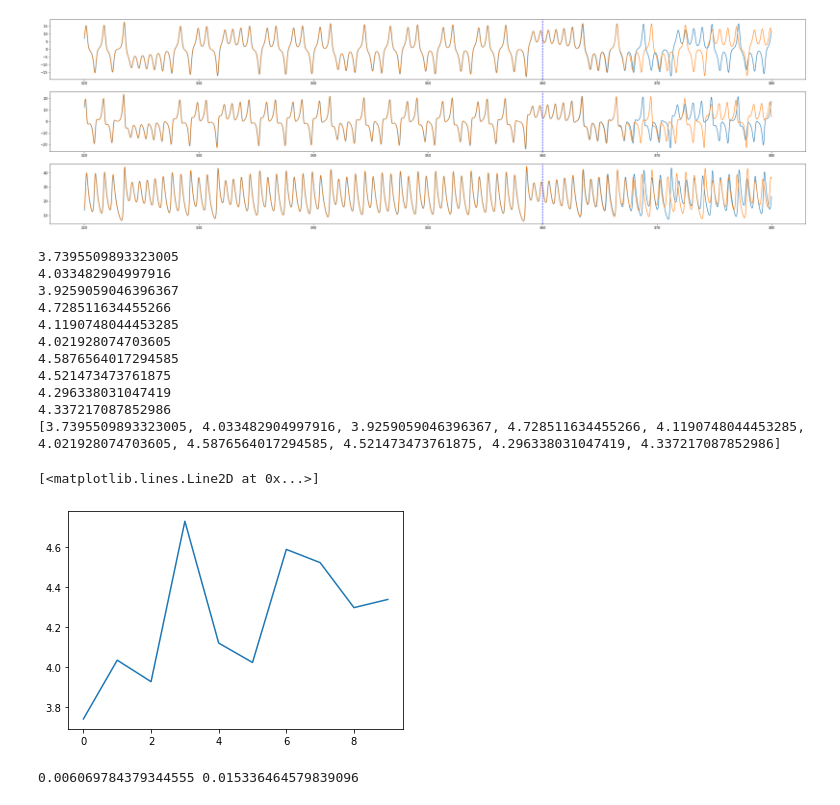
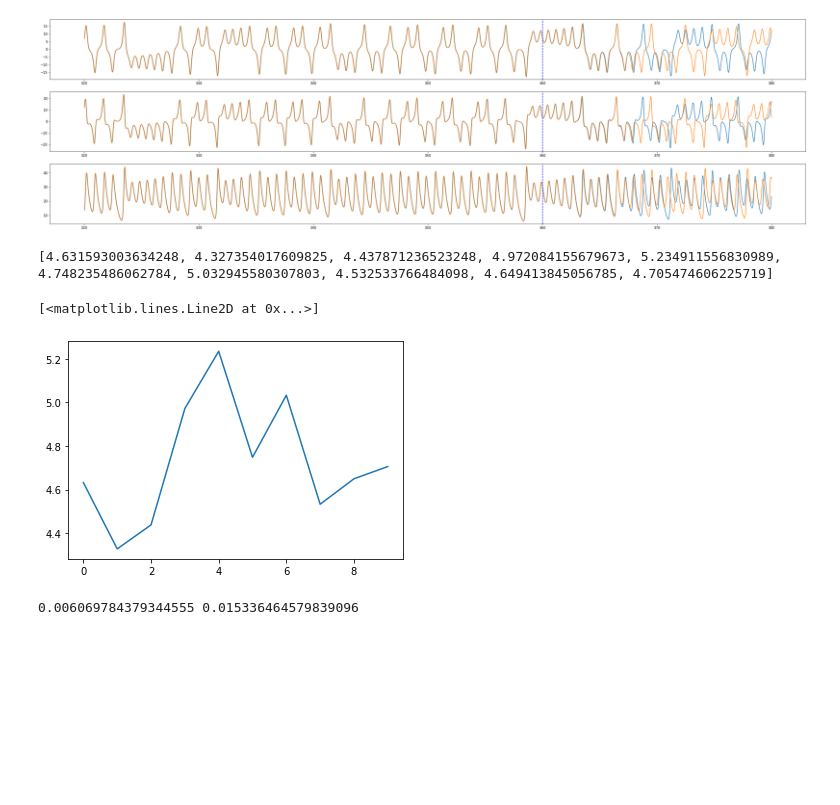
Before and after one commit to bucketfish0000/reservoir_restructure, a Jupyter notebook: reservoir.ipynb, the cells around one changed output. Saved outputs shown, nothing was run; the diff lists cells and outputs as text; code cells hidden in the pictures; blank space fills up the shorter version.

```diff
--- a/reservoir.ipynb
+++ b/reservoir.ipynb
@@ -29,9 +47,8 @@ data.shape=(20000, 4)
 import model
 importlib.reload(model)
 
-RC_lorenz = ESNModel(config)
-training_data = data[:self.training_time]
-expected_data = data[1:self.training_time+1]
+training_data = data[:RC_lorenz.training_time]
+expected_data = data[1:RC_lorenz.training_time+1]
 loss, loss_before_training,subtrained = RC_lorenz.training(data,training_data,expected_data, qualification = 10)
 print(f"{loss_before_training=:.04f}")
 print(f"{loss=:.04f}")
@@ -65,24 +82,14 @@ utils.plot_time_sequence(
 # %%
 import qualification
 importlib.reload(qualification)
 importlib.reload(utils)
-loss_list = qualification.learning_curve(subtrained,test_length = 200,data=data[len(data)-200:])
+loss_list = qualification.learning_curve(subtrained,test_length = 200,data=data[len(data)-2000:len(data)-1800])
 print(loss_list)
 plt.plot(range(10),loss_list)
 # %% [output]
-3.7395509893323005
-4.033482904997916
-3.9259059046396367
-4.728511634455266
-4.1190748044453285
-4.021928074703605
-4.5876564017294585
-4.521473473761875
-4.296338031047419
-4.337217087852986
-[3.7395509893323005, 4.033482904997916, 3.9259059046396367, 4.728511634455266, 4.1190748044453285, 4.021928074703605, 4.5876564017294585, 4.521473473761875, 4.296338031047419, 4.337217087852986]
+[4.631593003634248, 4.327354017609825, 4.437871236523248, 4.972084155679673, 5.234911556830989, 4.748235486062784, 5.032945580307803, 4.532533766484098, 4.649413845056785, 4.705474606225719]
 [<matplotlib.lines.Line2D at 0x...>]
-[figure, old version]
+[figure, new version]
 # %%
 importlib.reload(qualification)
 importlib.reload(utils)
```
Also changed, not shown: parts of 2 cells of this notebook, 2 other files.
